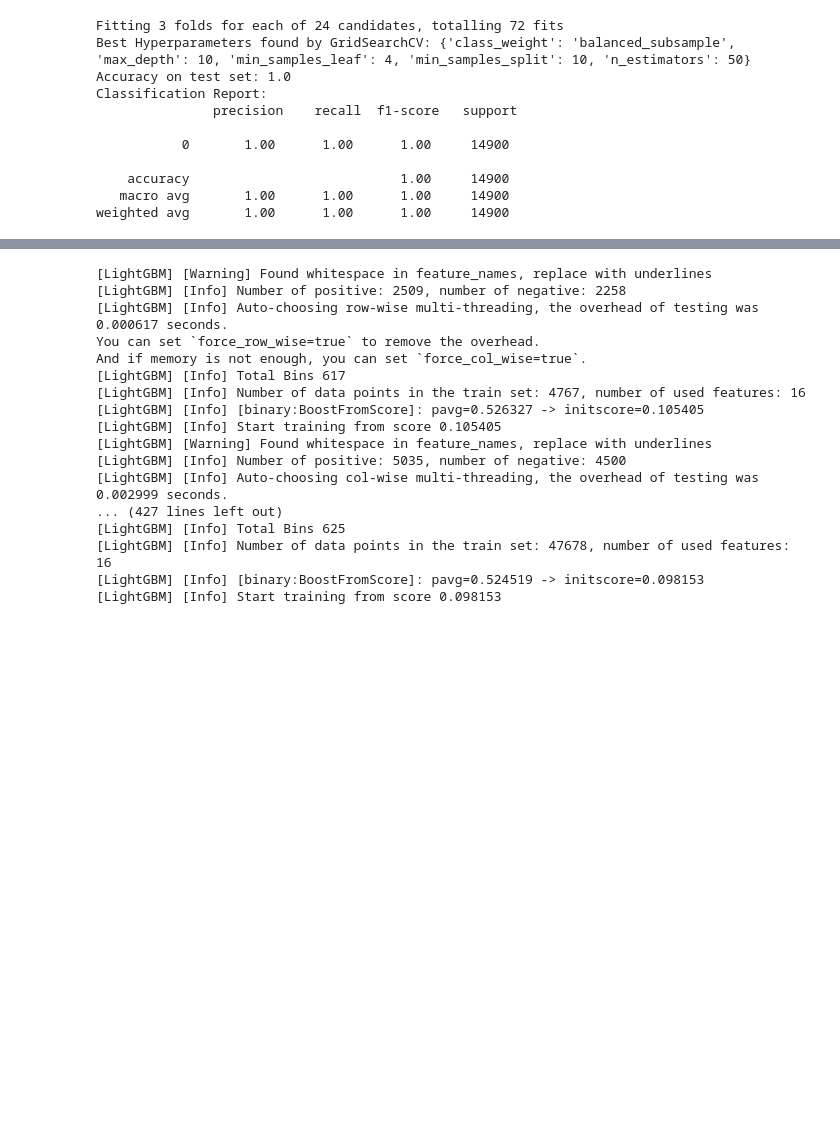
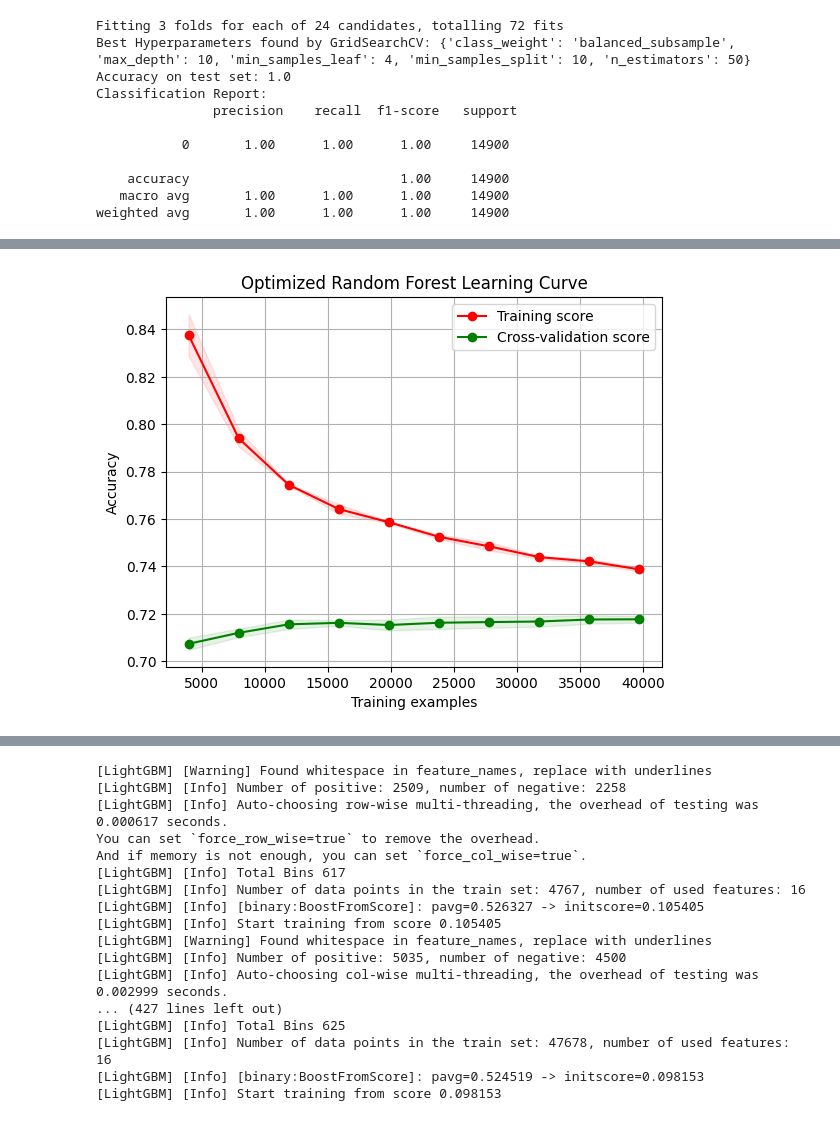
Before and after one commit to hansi-2000/HR-Project_ML, a Jupyter notebook: EMP_Attrition_rate.ipynb, the cells around one changed output, grey strips where cells are left out. Saved outputs shown, nothing was run; the diff lists cells and outputs as text; code cells hidden in the pictures; blank space fills up the shorter version.

```diff
--- a/EMP_Attrition_rate.ipynb
+++ b/EMP_Attrition_rate.ipynb
@@ -379,0 +281,74 @@ weighted avg       0.70      0.70      0.70     17880
+# %%
+# Import necessary libraries
+from sklearn.ensemble import RandomForestClassifier
+from sklearn.metrics import accuracy_score, confusion_matrix, classification_report
+from sklearn.model_selection import learning_curve, train_test_split, RandomizedSearchCV
+from sklearn.preprocessing import StandardScaler
+import numpy as np
+import matplotlib.pyplot as plt
+
+# Shuffle the entire dataset and reset the index
+train = train.sample(frac=1, random_state=42).reset_index(drop=True)
+
+# Split the data into features and target
+X = train.drop(columns=['Attrition'])
+y = train['Attrition']
+
+# Scale features for improved performance
+scaler = StandardScaler()
+X_scaled = scaler.fit_transform(X)
+
+# Split into training and testing datasets
+X_train, X_test, y_train, y_test = train_test_split(X_scaled, y, test_size=0.3, random_state=42, shuffle=True)
+
+# Random Forest with optimized hyperparameters using RandomizedSearchCV
+param_dist = {
+    'n_estimators': [50, 100, 200],
+    'max_depth': [5, 7, 9, None],
+    'min_samples_split': [2, 5, 10],
+    'min_samples_leaf': [1, 2, 4],
+    'bootstrap': [True, False]
+}
+rf = RandomForestClassifier(random_state=42)
+search = RandomizedSearchCV(rf, param_distributions=param_dist, n_iter=20, cv=3, scoring='accuracy', random_state=42)
+search.fit(X_train, y_train)
+
+# Best model
+rf_optimized = search.best_estimator_
+
+# Evaluate model performance
+y_train_pred = rf_optimized.predict(X_train)
+y_test_pred = rf_optimized.predict(X_test)
+print(f"Training Accuracy: {accuracy_score(y_train, y_train_pred)}")
+print(f"Testing Accuracy: {accuracy_score(y_test, y_test_pred)}")
+print("\nClassification Report:\n", classification_report(y_test, y_test_pred))
+
+# Generating learning curve
+train_sizes, train_scores, test_scores = learning_curve(
+    rf_optimized, X_scaled, y, cv=3, scoring='accuracy', train_sizes=np.linspace(0.1, 1.0, 10)
+)
+
+# Calculate means and standard deviations
+train_scores_mean = np.mean(train_scores, axis=1)
+train_scores_std = np.std(train_scores, axis=1)
+test_scores_mean = np.mean(test_scores, axis=1)
+test_scores_std = np.std(test_scores, axis=1)
+
+# Plot learning curve
+plt.figure()
+plt.title("Optimized Random Forest Learning Curve")
+plt.xlabel("Training examples")
+plt.ylabel("Accuracy")
+plt.grid()
+
+# Plot shaded areas for standard deviation
+plt.fill_between(train_sizes, train_scores_mean - train_scores_std, train_scores_mean + train_scores_std, alpha=0.1, color="r")
+plt.fill_between(train_sizes, test_scores_mean - test_scores_std, test_scores_mean + test_scores_std, alpha=0.1, color="g")
+
+# Plot the mean scores
+plt.plot(train_sizes, train_scores_mean, 'o-', color="r", label="Training score")
+plt.plot(train_sizes, test_scores_mean, 'o-', color="g", label="Cross-validation score")
+
+plt.legend(loc="best")
+plt.show()
+# %% [output]
@@ -379,0 +367 @@ weighted avg       0.70      0.70      0.70     17880
+[figure, added]
```
Also changed, not shown: parts of 16 cells of this notebook.
